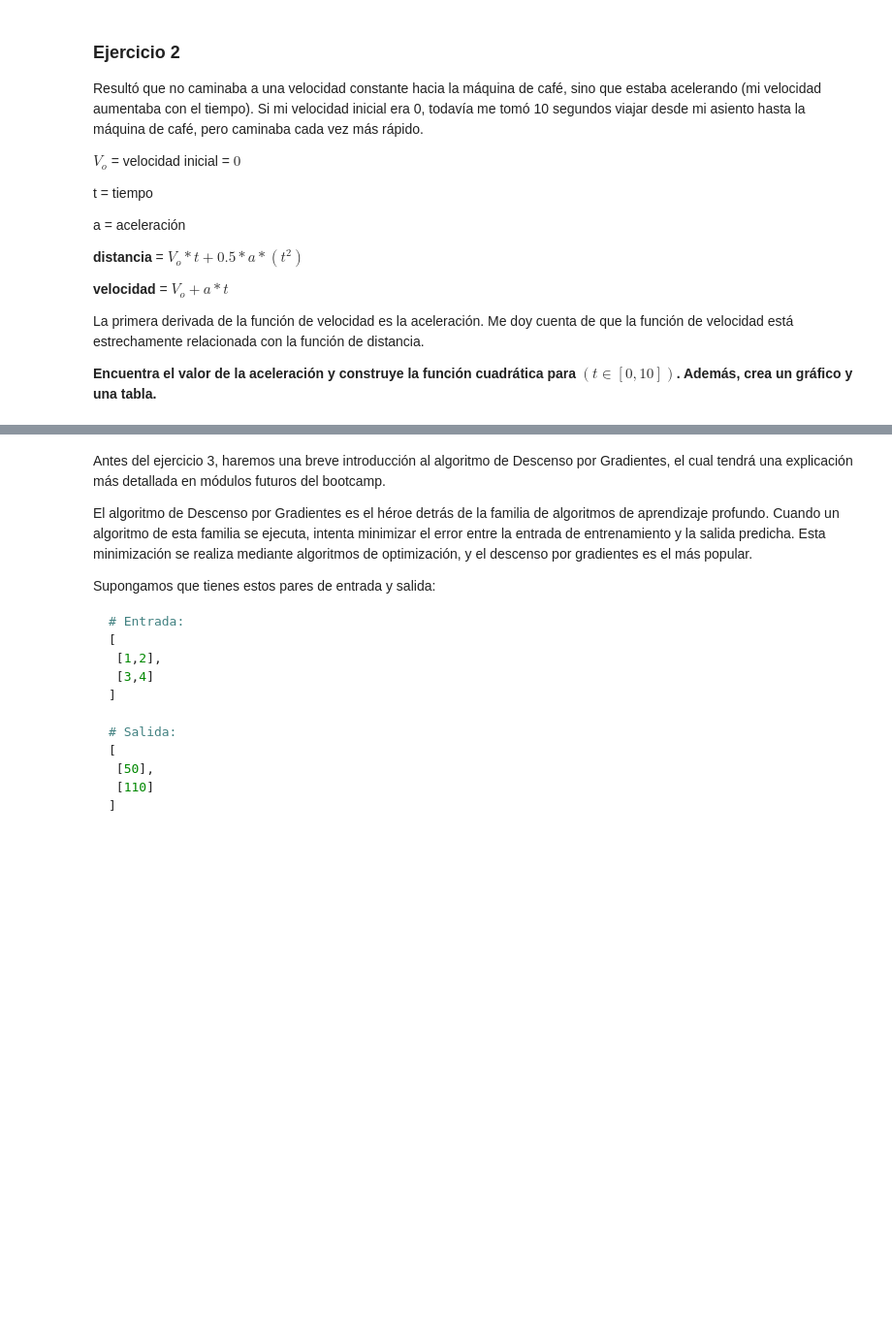
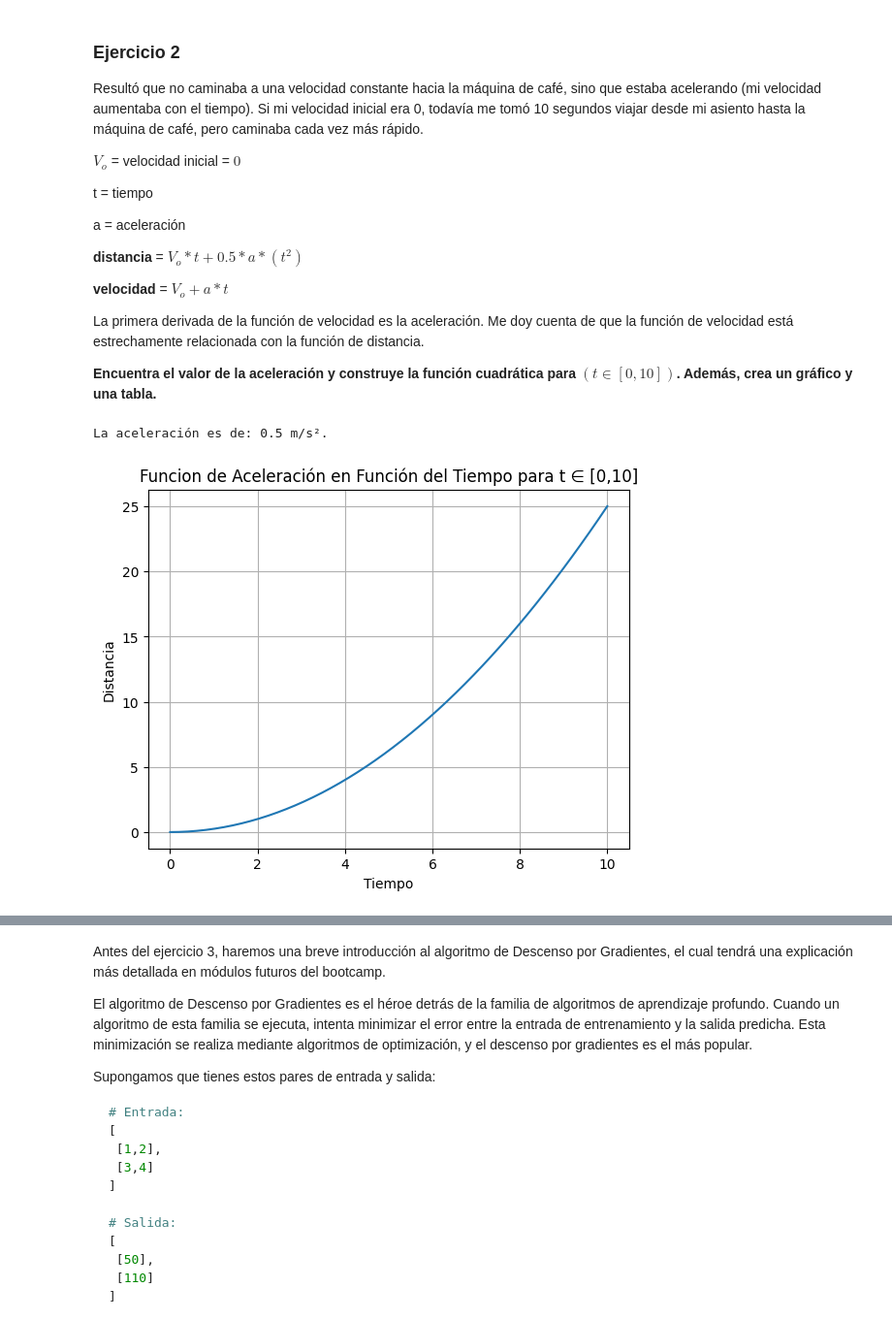
Before and after one commit to meneses-ls/2-calculus-and-algebra-problems-with-python, a Jupyter notebook: notebook/problems.es.ipynb, the cells around one changed output, grey strips where cells are left out. Shown at 97% size. Saved outputs shown, nothing was run; the diff lists cells and outputs as text; code cells hidden in the pictures; blank space fills up the shorter version.

```diff
--- a/notebook/problems.es.ipynb
+++ b/notebook/problems.es.ipynb
@@ -93,5 +97,31 @@ La primera derivada de la función de velocidad es la aceleración. Me doy cuent
 
 **Encuentra el valor de la aceleración y construye la función cuadrática para  $(t ∈ [0,10])$. Además, crea un gráfico y una tabla.**
 # %%
-# Define y grafica la función cuadrática
+# - Definición de La Función a Emplear:
+
+v0 = 0
+a0 = 25/((10**2)/2)
+
+print("La aceleración es de:", a0, "m/s².")
+
+def d(t):
+    return v0*t + (a0/2)*t**2
+
+# - Graficación de La Velocidad en Función Del Tiempo Para El Dominio Previamente Designado:
+
+x_axis = x_axis = np.linspace(0, 10)
+
+y_axis = d(x_axis)
+
+plt.title("Funcion de Aceleración en Función del Tiempo para t ∈ [0,10]")
+plt.xlabel("Tiempo")
+plt.ylabel("Distancia")
+plt.grid(True)
+
+plt.plot(x_axis, y_axis)
+
+plt.show()
+# %% [output]
+La aceleración es de: 0.5 m/s².
+[figure, added]
 # %%
```
Also changed, not shown: parts of 4 cells of this notebook.
